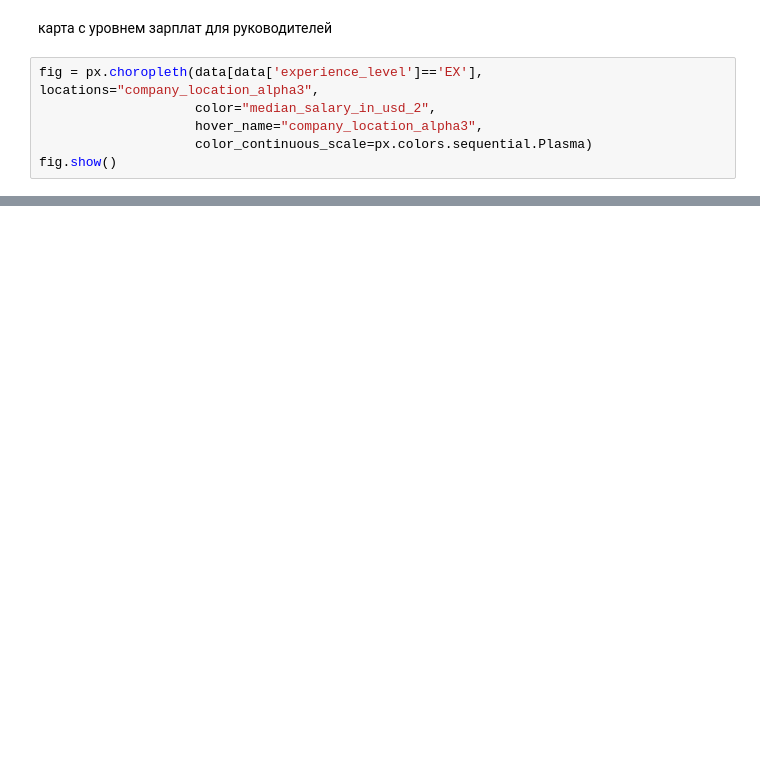
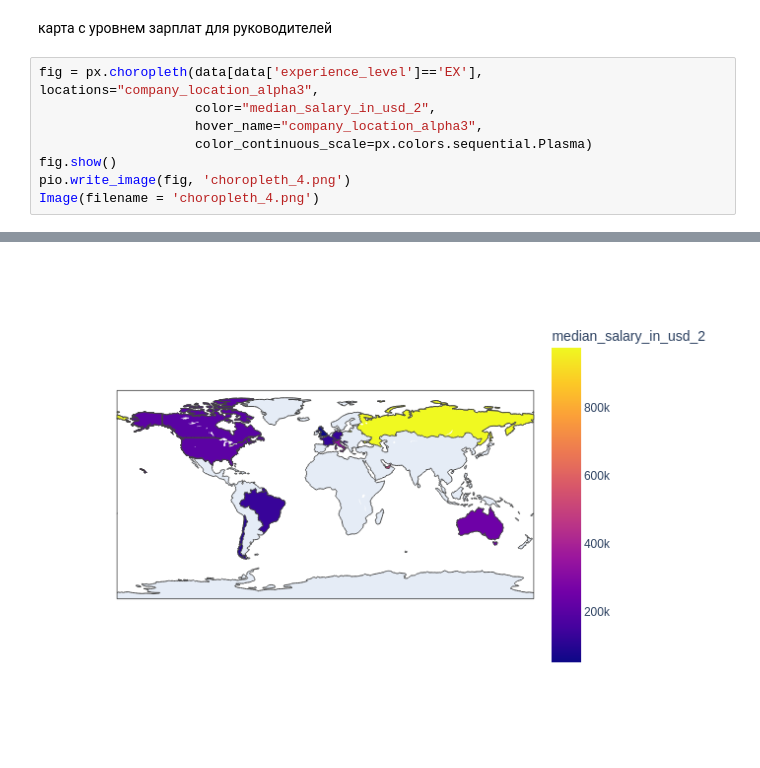
Before and after one commit to Belka258/DSIS_summer_hw, a Jupyter notebook: CyberSecuritySalaries.ipynb, the cells around one changed output, grey strips where cells are left out. Saved outputs shown, nothing was run; the diff lists cells and outputs as text; blank space fills up the shorter version.

```diff
--- a/CyberSecuritySalaries.ipynb
+++ b/CyberSecuritySalaries.ipynb
@@ -470,8 +487,11 @@ fig.show()
 # %%
 fig = px.choropleth(data[data['experience_level']=='EX'], locations="company_location_alpha3",
                     color="median_salary_in_usd_2",
                     hover_name="company_location_alpha3",
                     color_continuous_scale=px.colors.sequential.Plasma)
 fig.show()
+pio.write_image(fig, 'choropleth_4.png')
+Image(filename = 'choropleth_4.png')
 # %% [output]
 [interactive output not drawn]
+[figure, added]
```
Also changed, not shown: parts of 5 cells of this notebook.
